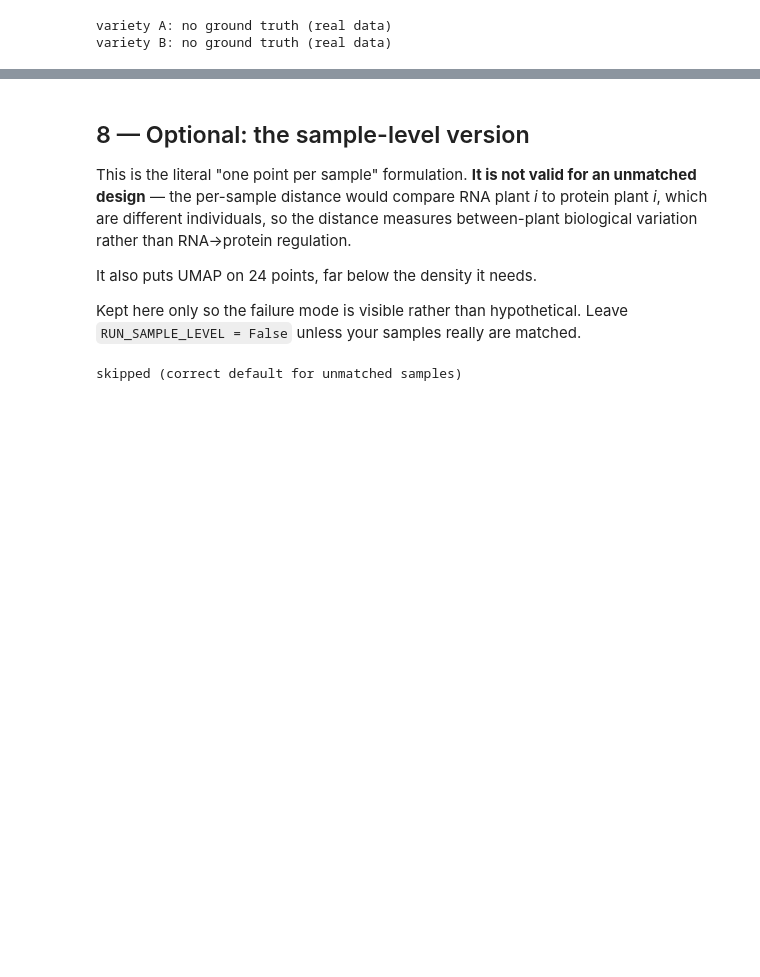
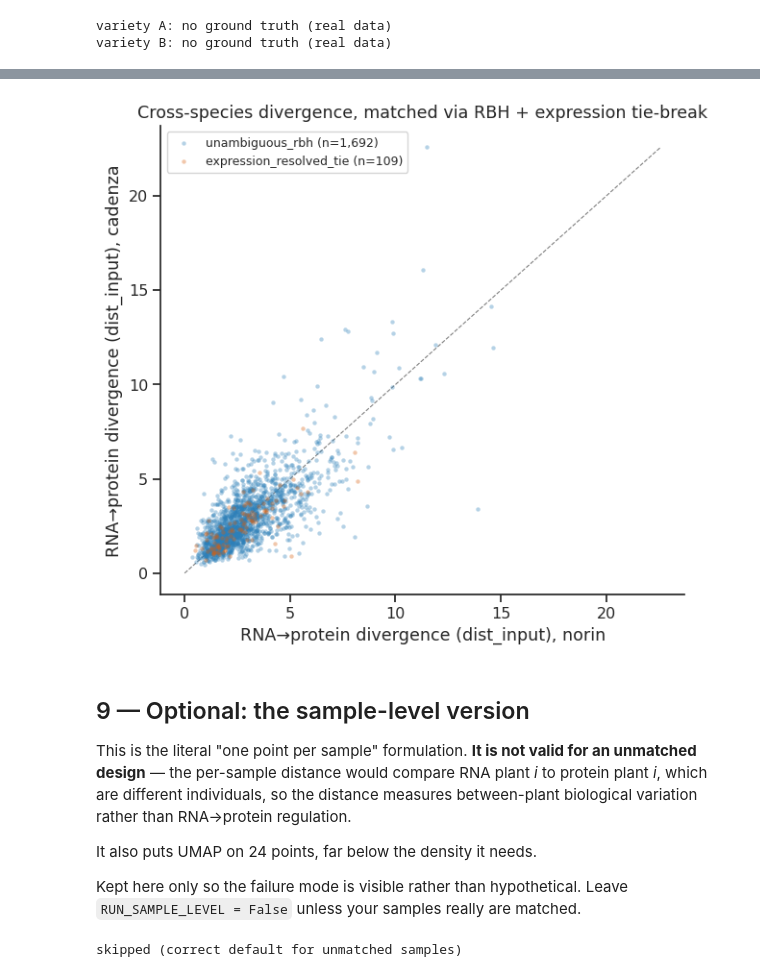
Before and after one commit to KristinaGagalova/autoencoders-test, a Jupyter notebook: rna_protein_umap_shared_space.ipynb, the cells around one changed output, grey strips where cells are left out. Saved outputs shown, nothing was run; the diff lists cells and outputs as text; code cells hidden in the pictures; blank space fills up the shorter version.

```diff
--- a/rna_protein_umap_shared_space.ipynb
+++ b/rna_protein_umap_shared_space.ipynb
@@ -612,0 +760,23 @@ variety B: no ground truth (real data)
+# %%
+def cross_species_table(ortho, dist_a, dist_b, resolution=None):
+    cols = ["dist_input", "divergence_percentile", "cosine_similarity"]
+    t = ortho if resolution is None else ortho[ortho["resolution"] == resolution]
+    t = t.join(dist_a[cols].add_suffix("_A"), how="inner")
+    t = t.join(dist_b[cols].add_suffix("_B"), on="cadenza_gene", how="inner")
+    return t
+
+full_tbl  = cross_species_table(ORTHO, DIST["A"], DIST["B"])
+unamb_tbl = cross_species_table(ORTHO, DIST["A"], DIST["B"],
+                                resolution="unambiguous_rbh")
+
+for name, tbl in [("full (incl. expression-resolved ties)", full_tbl),
+                   ("unambiguous_rbh only", unamb_tbl)]:
+    if len(tbl) < 3:
+        print(f"{name}: too few matched pairs ({len(tbl)}) to correlate")
+        continue
+    rho, p = stats.spearmanr(tbl["dist_input_A"], tbl["dist_input_B"])
+    print(f"{name}: n={len(tbl):,} matched genes | "
+          f"Spearman rho(dist_input_A, dist_input_B) = {rho:.3f} (p={p:.2g})")
+
+full_tbl.to_csv(OUT / "cross_species_divergence.csv")
+display(full_tbl.sort_values("dist_input_A", ascending=False).head(10).round(3))
@@ -613,5 +806,27 @@ variety B: no ground truth (real data)
+# %%
+fig, ax = plt.subplots(figsize=(6.4, 6.0))
+colors = {"unambiguous_rbh": "#2c7fb8", "expression_resolved_tie": "#d95f0e"}
+for res, c in colors.items():
+    sub = full_tbl[full_tbl["resolution"] == res]
+    if len(sub) == 0:
+        continue
+    ax.scatter(sub["dist_input_A"], sub["dist_input_B"], s=10, alpha=0.35,
+               c=c, linewidths=0, label=f"{res} (n={len(sub):,})")
+lim = float(max(full_tbl["dist_input_A"].max(), full_tbl["dist_input_B"].max()))
+ax.plot([0, lim], [0, lim], c="grey", lw=0.8, ls="--", zorder=0)
+ax.set_xlabel("RNA→protein divergence (dist_input), norin")
+ax.set_ylabel("RNA→protein divergence (dist_input), cadenza")
+ax.set_title("Cross-species divergence, matched via RBH + expression tie-break")
+ax.legend(fontsize=9)
+ax.spines[["top", "right"]].set_visible(False)
+plt.tight_layout()
+plt.savefig(OUT / "figures" / "cross_species_divergence.png", dpi=160,
+            bbox_inches="tight")
+plt.show()
+# %% [output]
+[figure, added]
 # %% [markdown]
-## 8 — Optional: the sample-level version
+## 9 — Optional: the sample-level version
 
 This is the literal "one point per sample" formulation. **It is not valid for
 an unmatched design** — the per-sample distance would compare RNA plant *i* to
```
Also changed, not shown: parts of 6 cells of this notebook, 1 other file.
